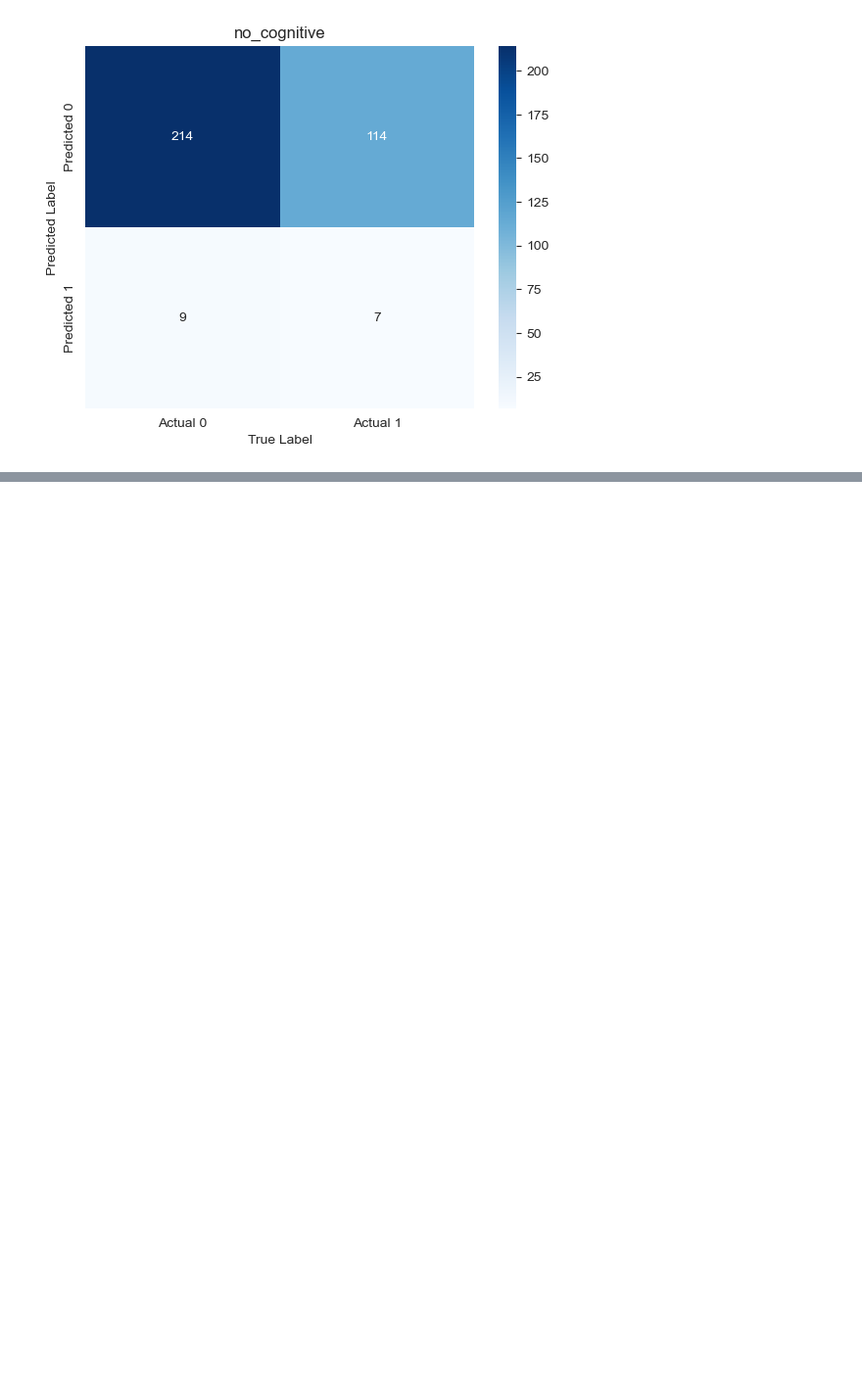
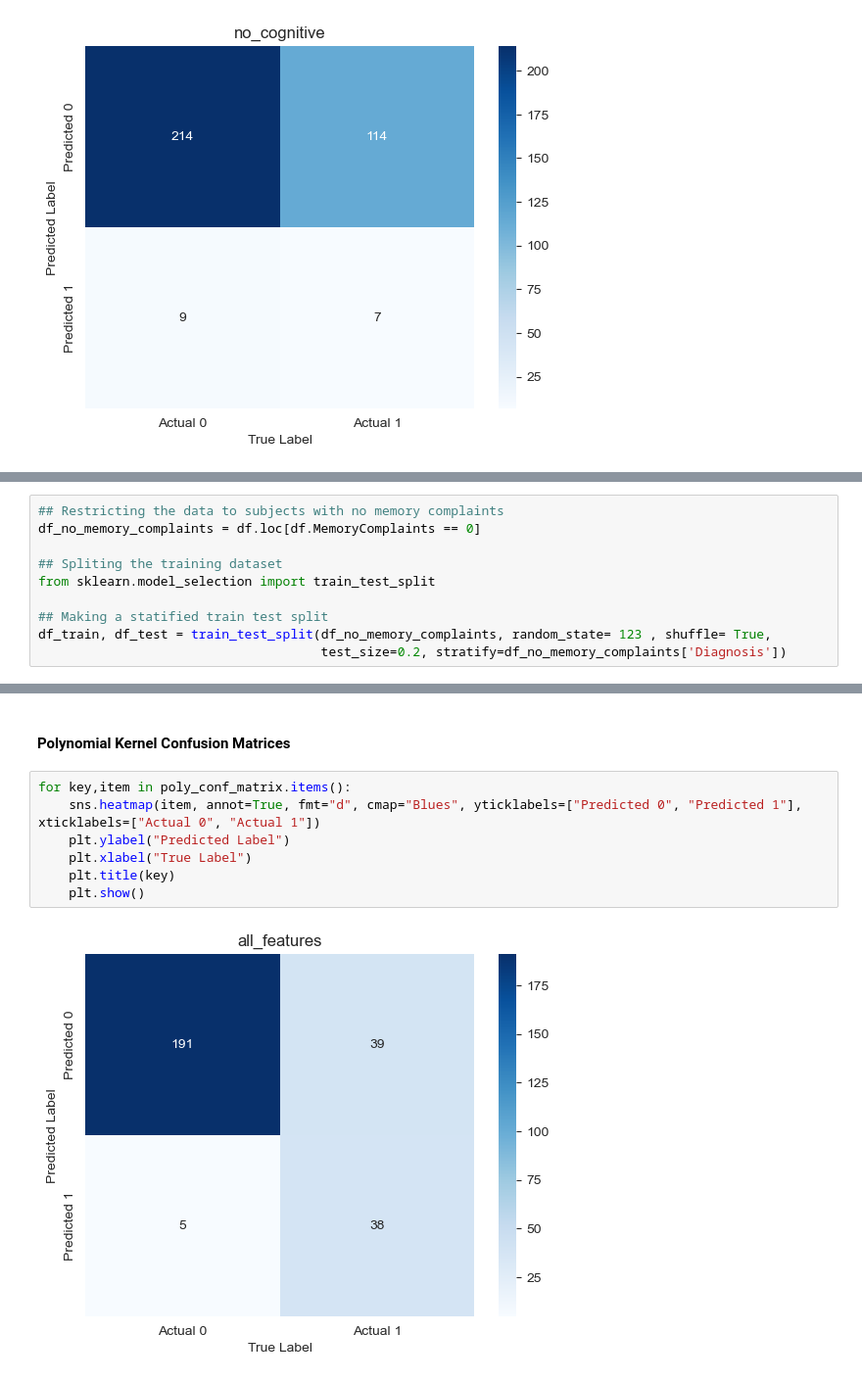
Before and after one commit to mgamankwah/alzheimers_risk_prediction, a Jupyter notebook: scripts/Model_Exploration_Seyed.ipynb, the cells around one changed output, grey strips where cells are left out. Shown at 98% size. Drawn from its saved outputs; the diff is of its cells as text; blank space fills up the shorter version.

```diff
--- a/scripts/Model_Exploration_Seyed.ipynb
+++ b/scripts/Model_Exploration_Seyed.ipynb
@@ -546,0 +551,10 @@ for key,item in ada_conf_matrix.items():
+# %%
+## Restricting the data to subjects with no memory complaints
+df_no_memory_complaints = df.loc[df.MemoryComplaints == 0]
+
+## Spliting the training dataset
+from sklearn.model_selection import train_test_split
+
+## Making a statified train test split
+df_train, df_test = train_test_split(df_no_memory_complaints, random_state= 123 , shuffle= True,
+                                     test_size=0.2, stratify=df_no_memory_complaints['Diagnosis'])
@@ -546,0 +696,11 @@ for key,item in ada_conf_matrix.items():
+# %% [markdown]
+#### Polynomial Kernel Confusion Matrices
+# %%
+for key,item in poly_conf_matrix.items():
+    sns.heatmap(item, annot=True, fmt="d", cmap="Blues", yticklabels=["Predicted 0", "Predicted 1"], xticklabels=["Actual 0", "Actual 1"])
+    plt.ylabel("Predicted Label")
+    plt.xlabel("True Label")
+    plt.title(key)
+    plt.show()
+# %% [output]
+[figure, added]
```
Also changed, not shown: parts of 31 cells of this notebook.
